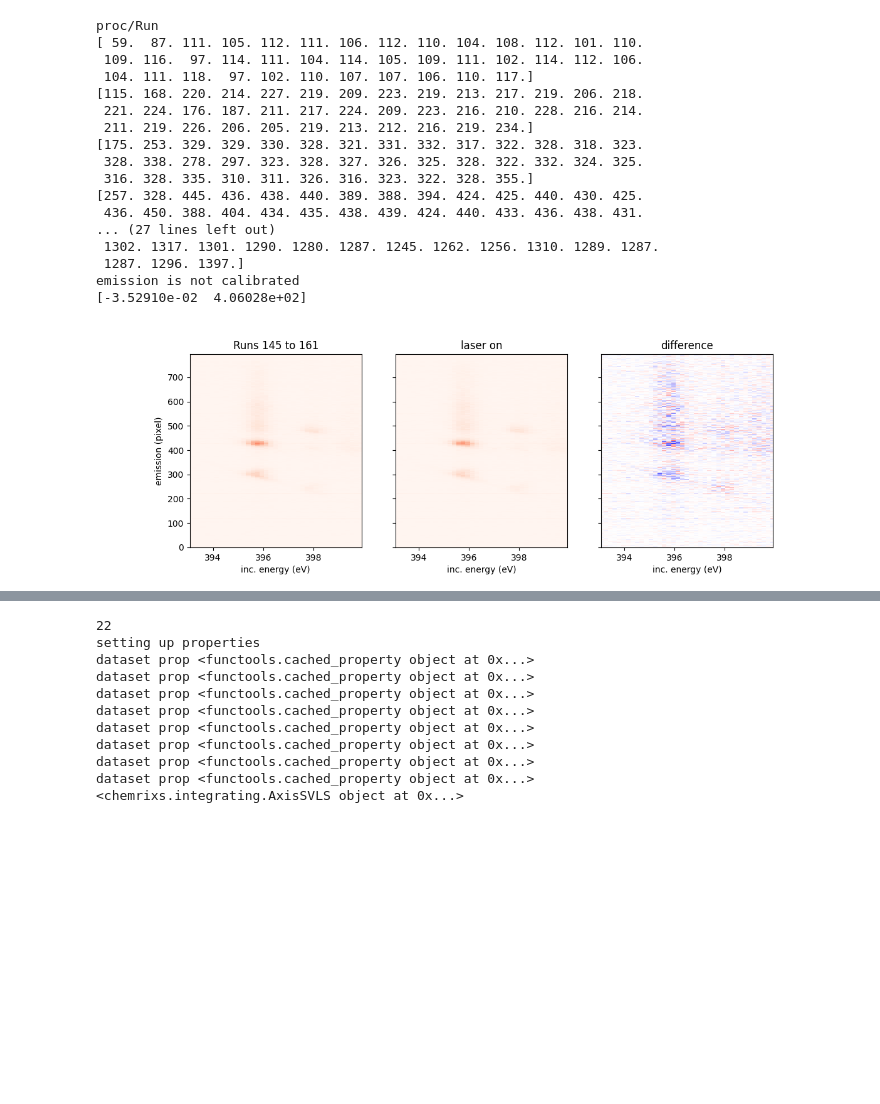
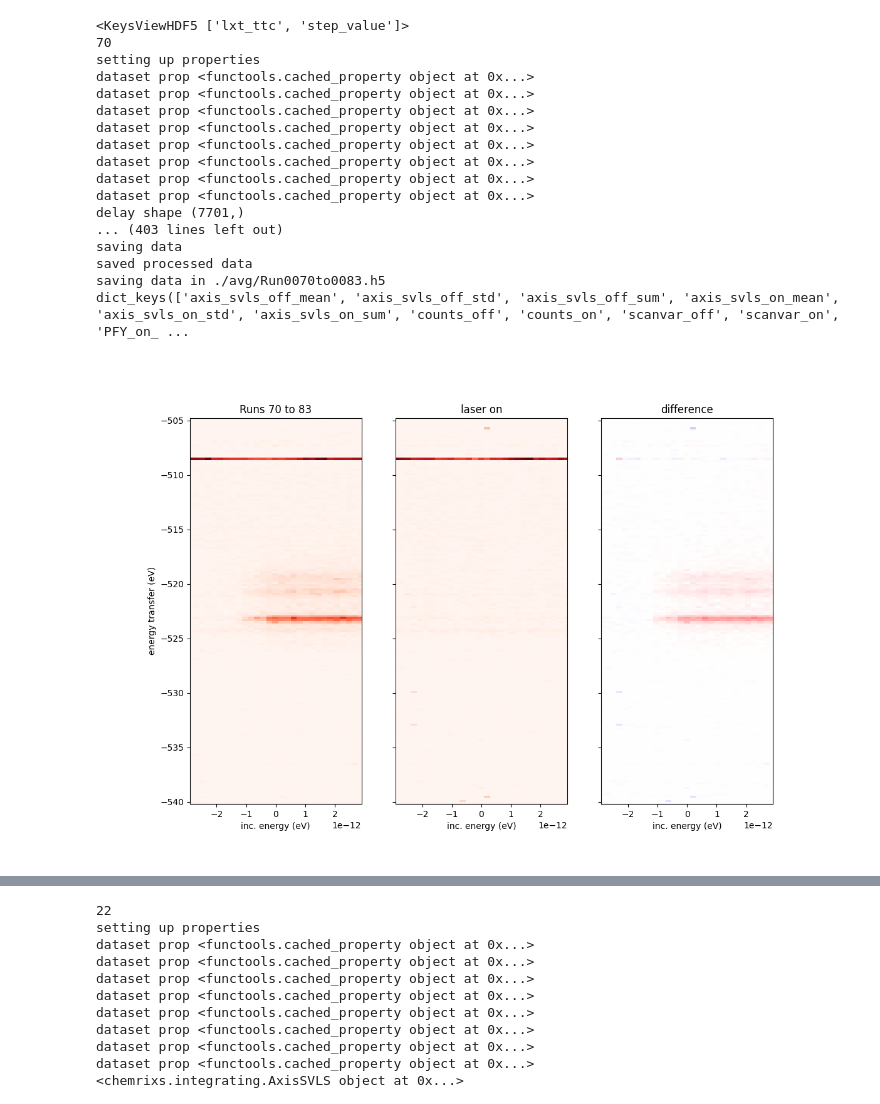
Before and after one commit to AmkeNimm/DataAcceleratorChemRIXS, a Jupyter notebook: jupyter_notebook/errorest_test.ipynb, the cells around one changed output, grey strips where cells are left out. Cells and saved outputs as stored; diff of their text form; code cells hidden in the pictures; blank space fills up the shorter version.

```diff
--- a/jupyter_notebook/errorest_test.ipynb
+++ b/jupyter_notebook/errorest_test.ipynb
@@ -15,43 +15,51 @@ from pathlib import Path
 # %%
 base_folder =  '/sdf/data/lcls/ds/rix/'
 proc_folder = './proc/'
 exp = 'rix101331225'
 
-bgrun = 6
-runs = [145,147,148,149,150,152,154,156,157,158,160,161]
-#[22,23,26,27,29,30,31,32]
+bgrun = 61
+runs = [70,71,72,74,75,76,77,78,79,80,81,82,83]#[74]
+#[8,9] solid target O K-edge, bg 6
+#[22,23,26,27,29,30,31,32,36,37,38,39,40,41] bg 6 OKedge mono
+#[112,113,114,116,117,120,121,122,123] bg 106 NKedge mono
+#[145,147,148,149,150,152,154,156,157,158,160,161] bg 128 NKedge mono
+#[70,71,72,74,75,76,77,78,79,80,81,82,83] bg 61 O K-edge A peak time trace
+#[84,86,87,88,89,90,91,92,93,94,95,96,97,98,99,102,103,104] bg 61 O K-edge B peak time trace
+#[166,167,168,169,170,171,172,173,174,175,176,177,178,180,181,182,183,184,187,188,189,190,191,192,193,195,196,197,198,199,200] bg 128 N K-edge B peak time trace
+
+#
 
 exp = 'rix101331225'
 
 
 fyaml = '../roi_inputTT.yml'
 
 bgname = f'{base_folder}/{exp}/hdf5/smalldata/{exp}_Run{bgrun:04d}.h5'
 bgyaml = '../BGroi_input.yml'
 
 avg = Average(runs, proc_path = 'proc/Run', avg = 'mean', output_path = f'avg/{runs[0]}_to_{runs[-1]}.h5',
              raw_path = f'{base_folder}/{exp}/hdf5/smalldata/{exp}_Run' , bgpath = bgname, fyaml=fyaml, bgyaml=bgyaml,
-             save= True,norm = True,scantype='mono_fly')
+             save=True,norm = True,scantype='',emi_calib=True)
 
-avg.plot_svls2D(figsize=(12,4),savefig=True,calibrated=False)
-avg.plot_svls2D_ET(figsize=(12,4),savefig=True,ETstep=0.3)
-avg.plot_svls1D(figsize=(12,4))
+avg.plot_svls2D(figsize=(5,4),savefig=True,calibrated=True)
+avg.plot_svls2D_ET(figsize=(5,4),savefig=True,ETstep=0.2)
+avg.plot_svls1D(figsize=(5,4))
 # %% [output]
-proc/Run
-[ 59.  87. 111. 105. 112. 111. 106. 112. 110. 104. 108. 112. 101. 110.
- 109. 116.  97. 114. 111. 104. 114. 105. 109. 111. 102. 114. 112. 106.
- 104. 111. 118.  97. 102. 110. 107. 107. 106. 110. 117.]
-[115. 168. 220. 214. 227. 219. 209. 223. 219. 213. 217. 219. 206. 218.
- 221. 224. 176. 187. 211. 217. 224. 209. 223. 216. 210. 228. 216. 214.
- 211. 219. 226. 206. 205. 219. 213. 212. 216. 219. 234.]
-[175. 253. 329. 329. 330. 328. 321. 331. 332. 317. 322. 328. 318. 323.
- 328. 338. 278. 297. 323. 328. 327. 326. 325. 328. 322. 332. 324. 325.
- 316. 328. 335. 310. 311. 326. 316. 323. 322. 328. 355.]
-[257. 328. 445. 436. 438. 440. 389. 388. 394. 424. 425. 440. 430. 425.
- 436. 450. 388. 404. 434. 435. 438. 439. 424. 440. 433. 436. 438. 431.
-... (27 lines left out)
- 1302. 1317. 1301. 1290. 1280. 1287. 1245. 1262. 1256. 1310. 1289. 1287.
- 1287. 1296. 1397.]
-emission is not calibrated
-[-3.52910e-02  4.06028e+02]
+<KeysViewHDF5 ['lxt_ttc', 'step_value']>
+70
+setting up properties
+dataset prop <functools.cached_property object at 0x...>
+dataset prop <functools.cached_property object at 0x...>
+dataset prop <functools.cached_property object at 0x...>
+dataset prop <functools.cached_property object at 0x...>
+dataset prop <functools.cached_property object at 0x...>
+dataset prop <functools.cached_property object at 0x...>
+dataset prop <functools.cached_property object at 0x...>
+dataset prop <functools.cached_property object at 0x...>
+delay shape (7701,)
+... (403 lines left out)
+saving data
+saved processed data
+saving data in ./avg/Run0070to0083.h5
+dict_keys(['axis_svls_off_mean', 'axis_svls_off_std', 'axis_svls_off_sum', 'axis_svls_on_mean', 'axis_svls_on_std', 'axis_svls_on_sum', 'counts_off', 'counts_on', 'scanvar_off', 'scanvar_on', 'PFY_on_ ...
-[figure, old version]
+[figure, new version]
```
Also changed, not shown: parts of 7 cells of this notebook, 2 other files.
